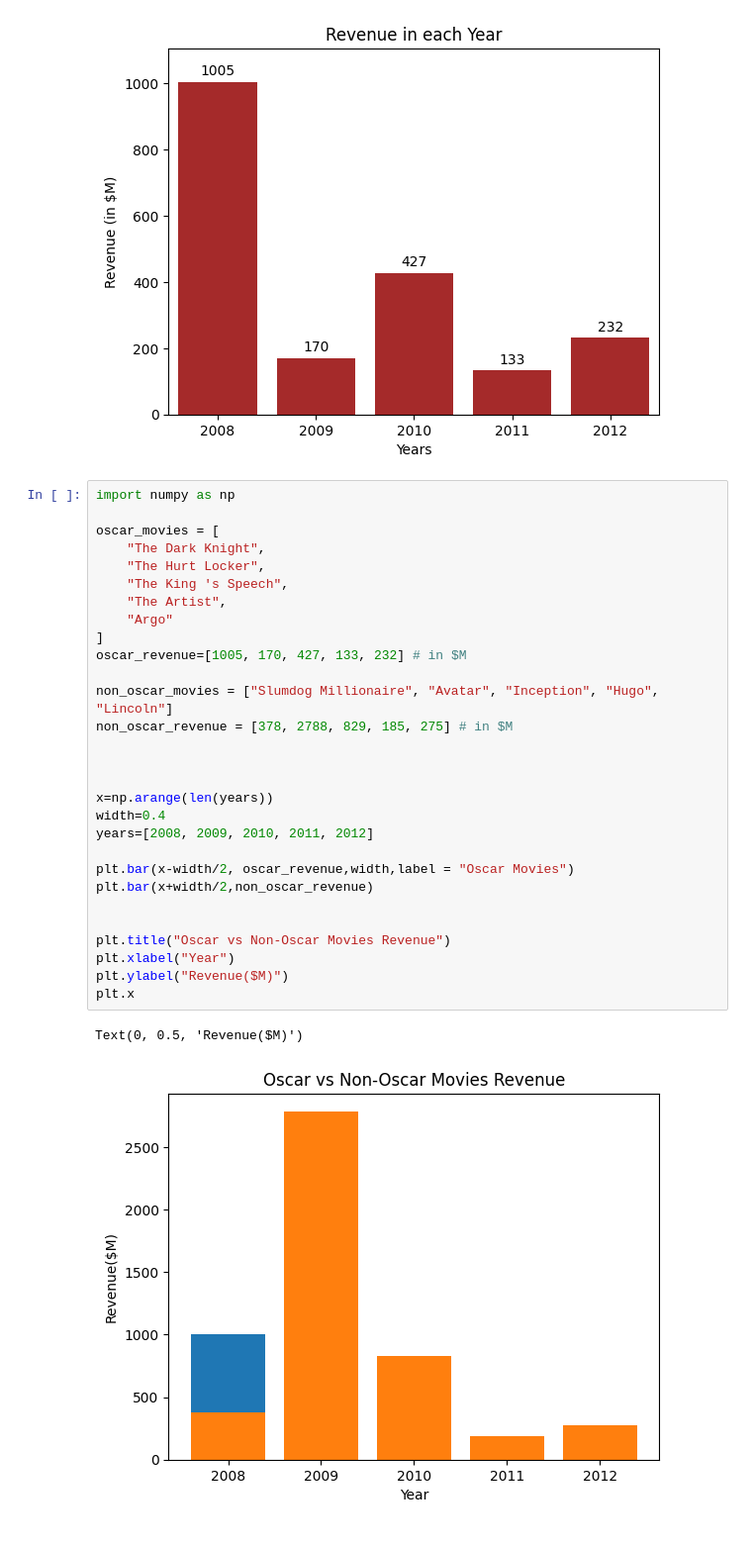
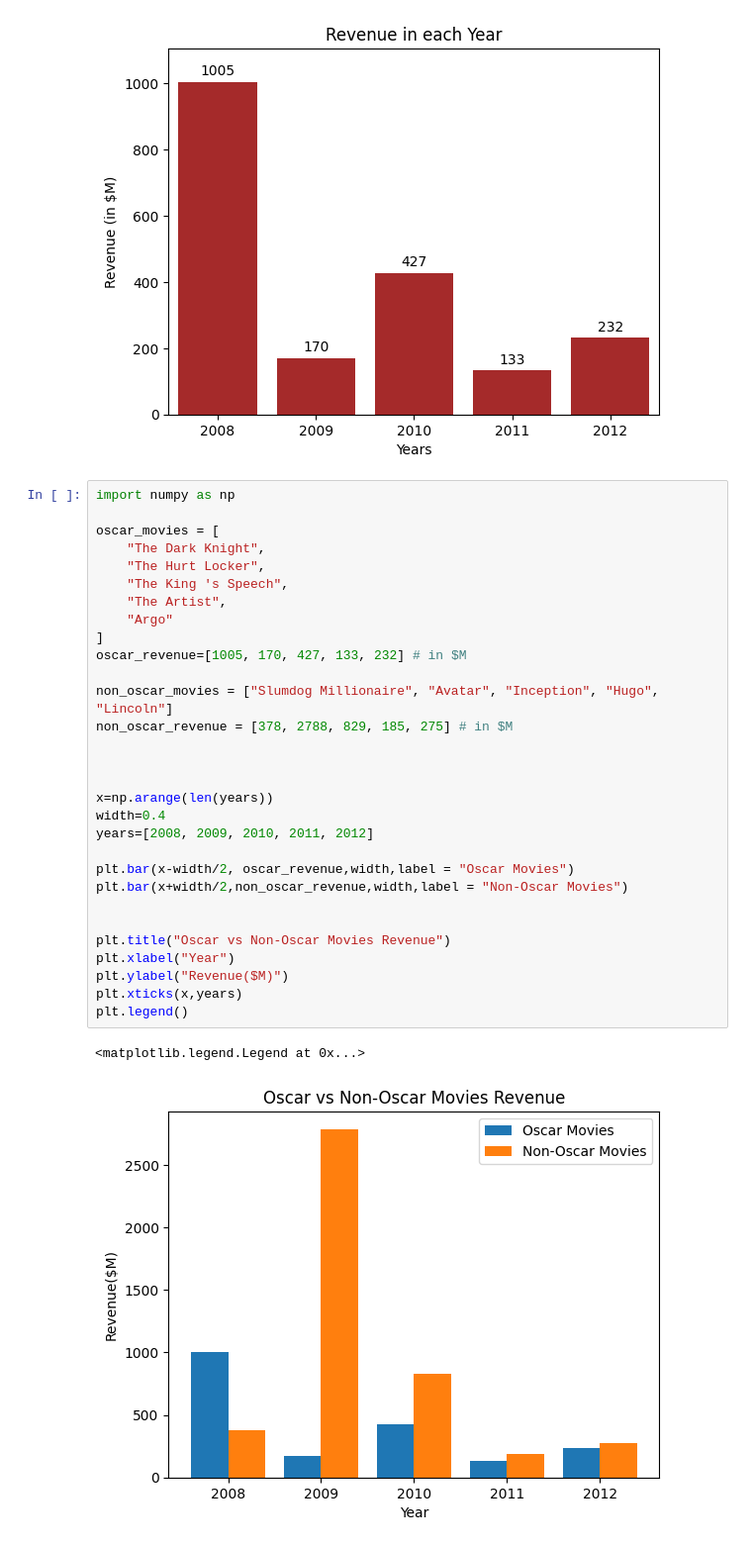
Before and after one commit to ankita-auth/AI-ML, a Jupyter notebook: Data_Visualization(Part1)/Bar_Charts.ipynb, the cells around one changed output. Shown at 99% size. Saved outputs shown, nothing was run; the diff lists cells and outputs as text.

```diff
--- a/Data_Visualization(Part1)/Bar_Charts.ipynb
+++ b/Data_Visualization(Part1)/Bar_Charts.ipynb
@@ -28,32 +28,33 @@ plt.xlim(min(years)-.5, max(years)+.5)
 # %%
 import numpy as np
 
 oscar_movies = [
     "The Dark Knight",
     "The Hurt Locker",
     "The King 's Speech",
     "The Artist",
     "Argo"
 ]
 oscar_revenue=[1005, 170, 427, 133, 232] # in $M
 
 non_oscar_movies = ["Slumdog Millionaire", "Avatar", "Inception", "Hugo", "Lincoln"]
 non_oscar_revenue = [378, 2788, 829, 185, 275] # in $M
 
 
 
 x=np.arange(len(years))
 width=0.4
 years=[2008, 2009, 2010, 2011, 2012]
 
 plt.bar(x-width/2, oscar_revenue,width,label = "Oscar Movies")
-plt.bar(x+width/2,non_oscar_revenue)
+plt.bar(x+width/2,non_oscar_revenue,width,label = "Non-Oscar Movies")
 
 
 plt.title("Oscar vs Non-Oscar Movies Revenue")
 plt.xlabel("Year")
 plt.ylabel("Revenue($M)")
-plt.x
+plt.xticks(x,years)
+plt.legend()
 # %% [output]
-Text(0, 0.5, 'Revenue($M)')
+<matplotlib.legend.Legend at 0x...>
-[figure, old version]
+[figure, new version]
```
Also changed, not shown: parts of 1 cell of this notebook, 2 other files.
